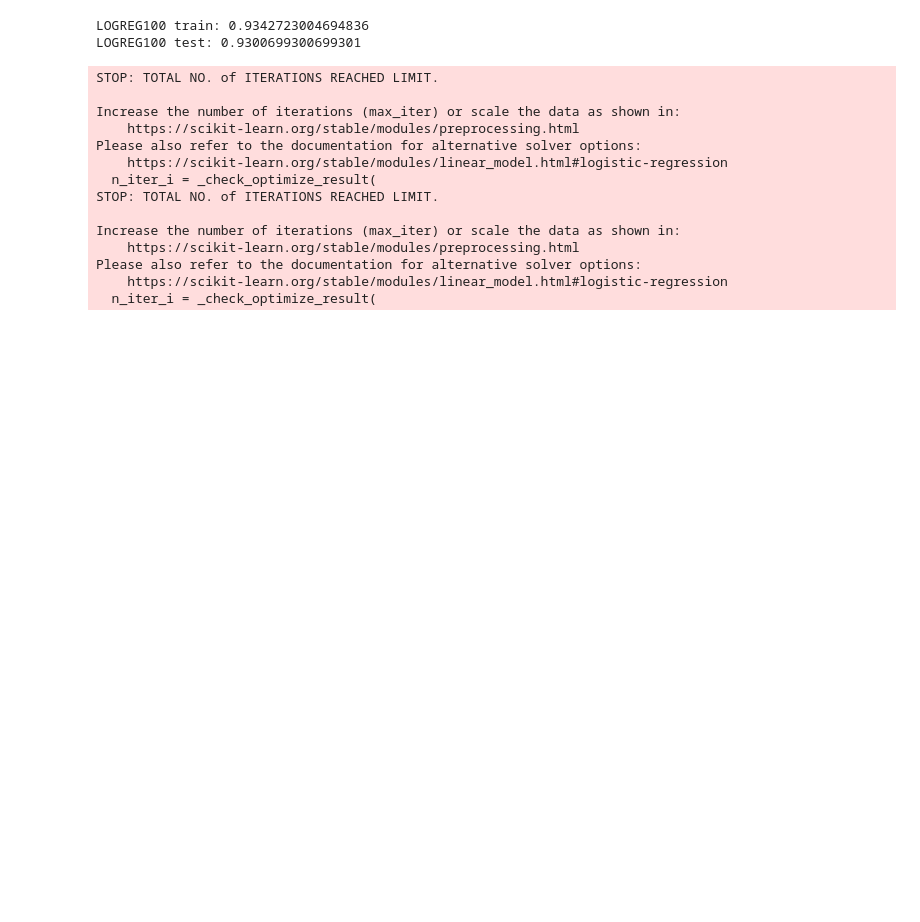
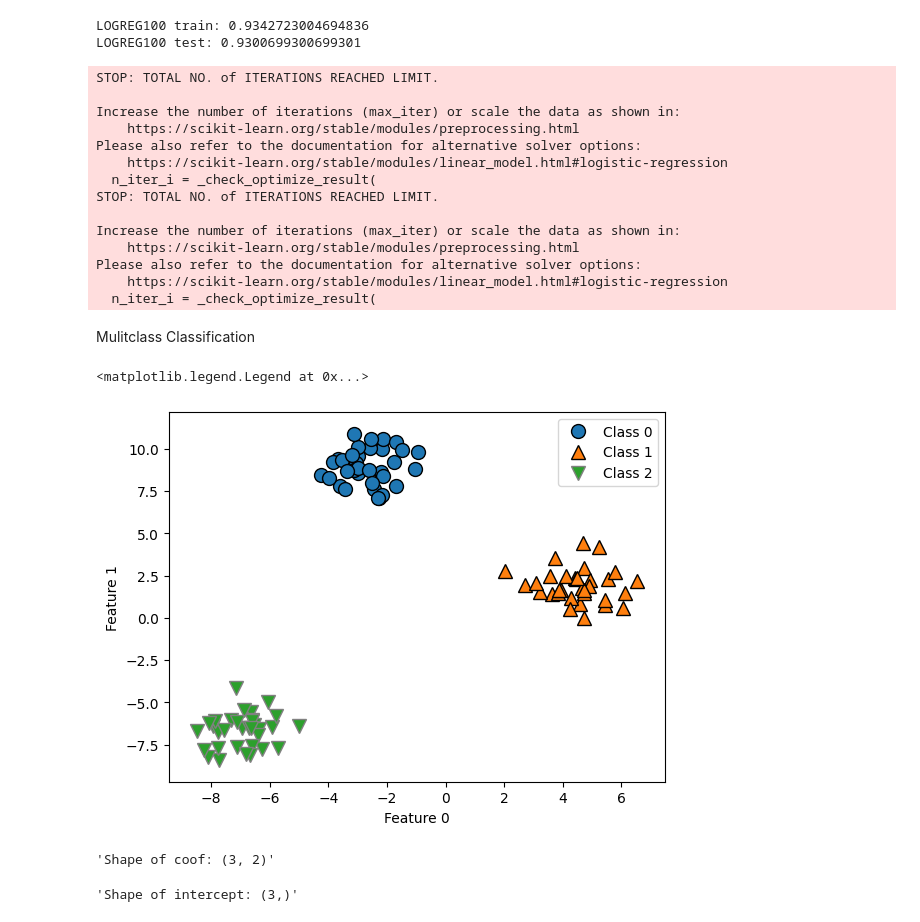
Before and after one commit to AliAbdallah454/IntroductionToMachineLearningWithPythonBook, a Jupyter notebook: 2-SupervisedLearning/LinearModels.ipynb, the cells around one changed output. Saved outputs shown, nothing was run; the diff lists cells and outputs as text; code cells hidden in the pictures; blank space fills up the shorter version.

```diff
--- a/2-SupervisedLearning/LinearModels.ipynb
+++ b/2-SupervisedLearning/LinearModels.ipynb
@@ -141,3 +141,24 @@ Increase the number of iterations (max_iter) or scale the data as shown in:
 Please also refer to the documentation for alternative solver options:
     https://scikit-learn.org/stable/modules/linear_model.html#logistic-regression
   n_iter_i = _check_optimize_result(
+# %% [markdown]
+Mulitclass Classification
+# %%
+from sklearn.datasets import make_blobs
+X, y = make_blobs(random_state=42)
+# display(X)
+# display(y)
+mglearn.discrete_scatter(X[:, 0], X[:, 1], y)
+plt.xlabel("Feature 0")
+plt.ylabel("Feature 1")
+plt.legend(["Class 0", "Class 1", "Class 2"])
+# %% [output]
+<matplotlib.legend.Legend at 0x...>
+[figure, added]
+# %%
+linear_svm = LinearSVC().fit(X, y)
+display(f"Shape of coof: {linear_svm.coef_.shape}")
+display(f"Shape of intercept: {linear_svm.intercept_.shape}")
+# %% [output]
+'Shape of coof: (3, 2)'
+'Shape of intercept: (3,)'
```
Also changed, not shown: parts of 2 cells of this notebook, 5 other files.
